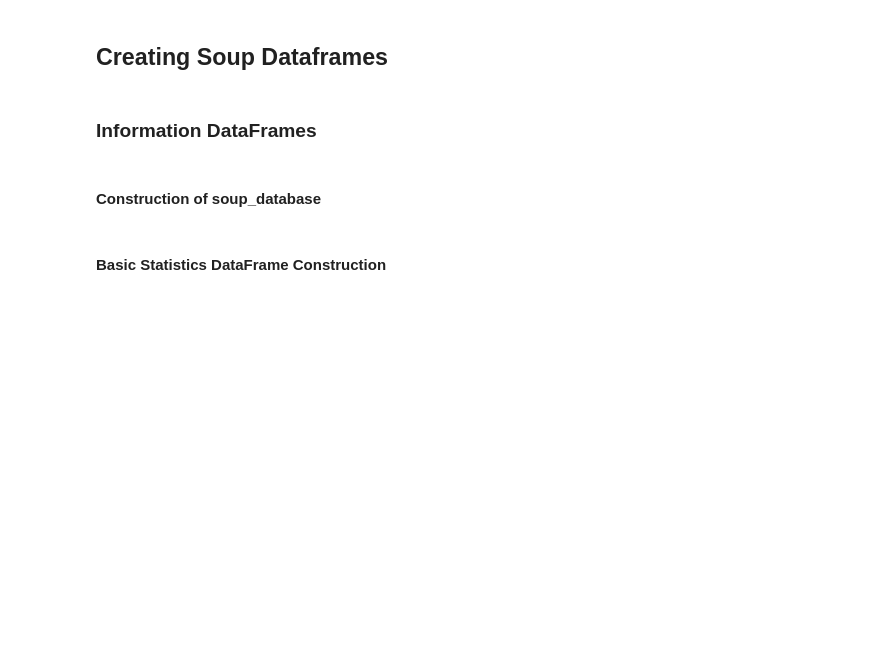
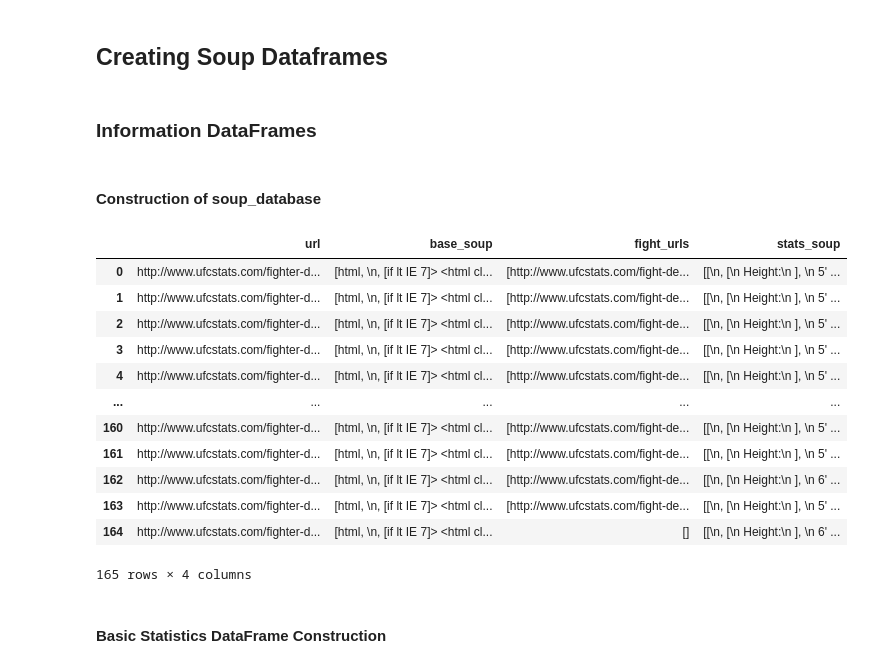
Before and after one commit to Neji128/Creating-a-SQL-Server-via-Web-Scrapping, a Jupyter notebook: Web_Scrapping.ipynb, the cells around one changed output. Drawn from its saved outputs; the diff is of its cells as text; code cells hidden in the pictures; blank space fills up the shorter version.

```diff
--- a/Web_Scrapping.ipynb
+++ b/Web_Scrapping.ipynb
@@ -132,16 +132,10 @@ def stats_soup(soup):
 stats_soups = list(map(stats_soup, basic_soup_list))
 # %%
 soup_database['stats_soup'] = stats_soups
-# %%
-def fight_url_flattener(fight_url_list):
-    flattened_fight_urls = []
-    holder = fight_url_list.split(',')
-
-    for x in range(0, len(holder)):
-
-        flattened_fight_urls.append(holder[x].replace("'", "").replace("[", "").replace("]", "").replace(" ", ""))
-
-    return flattened_fight_urls
+# %%
+def fight_url_flattener(fight_url_list):
+    flattened_fight_urls = list(itertools.chain(*fight_url_list))
+    return flattened_fight_urls
 # %%
-soup_database_df.fight_urls = list(map(fight_url_flattener, soup_database_df.fight_urls))
+soup_database.fight_urls = list(map(fight_url_flattener, soup_database.fight_urls))
 # %%
@@ -149,3 +143,19 @@ soup_database_df.to_csv('soup_database_csv', index=False)
+# %%
+soup_database
+# %% [output]
+|  | url | base_soup | fight_urls | stats_soup |
+| 0 | http://www.ufcstats.com/fighter-d... | [html, \n, [if lt IE 7]> <html cl... | [http://www.ufcstats.com/fight-de... | [[\n, [\n Height:\n ], \n 5' ... |
+| 1 | http://www.ufcstats.com/fighter-d... | [html, \n, [if lt IE 7]> <html cl... | [http://www.ufcstats.com/fight-de... | [[\n, [\n Height:\n ], \n 5' ... |
+| 2 | http://www.ufcstats.com/fighter-d... | [html, \n, [if lt IE 7]> <html cl... | [http://www.ufcstats.com/fight-de... | [[\n, [\n Height:\n ], \n 5' ... |
+| 3 | http://www.ufcstats.com/fighter-d... | [html, \n, [if lt IE 7]> <html cl... | [http://www.ufcstats.com/fight-de... | [[\n, [\n Height:\n ], \n 5' ... |
+| 4 | http://www.ufcstats.com/fighter-d... | [html, \n, [if lt IE 7]> <html cl... | [http://www.ufcstats.com/fight-de... | [[\n, [\n Height:\n ], \n 5' ... |
+| ... | ... | ... | ... | ... |
+| 160 | http://www.ufcstats.com/fighter-d... | [html, \n, [if lt IE 7]> <html cl... | [http://www.ufcstats.com/fight-de... | [[\n, [\n Height:\n ], \n 5' ... |
+| 161 | http://www.ufcstats.com/fighter-d... | [html, \n, [if lt IE 7]> <html cl... | [http://www.ufcstats.com/fight-de... | [[\n, [\n Height:\n ], \n 5' ... |
+| 162 | http://www.ufcstats.com/fighter-d... | [html, \n, [if lt IE 7]> <html cl... | [http://www.ufcstats.com/fight-de... | [[\n, [\n Height:\n ], \n 6' ... |
+| 163 | http://www.ufcstats.com/fighter-d... | [html, \n, [if lt IE 7]> <html cl... | [http://www.ufcstats.com/fight-de... | [[\n, [\n Height:\n ], \n 5' ... |
+| 164 | http://www.ufcstats.com/fighter-d... | [html, \n, [if lt IE 7]> <html cl... | [] | [[\n, [\n Height:\n ], \n 6' ... |
+165 rows × 4 columns
 # %% [markdown]
 #### Basic Statistics DataFrame Construction
 # %%
```
Also changed, not shown: parts of 34 cells of this notebook, 5 other files.
